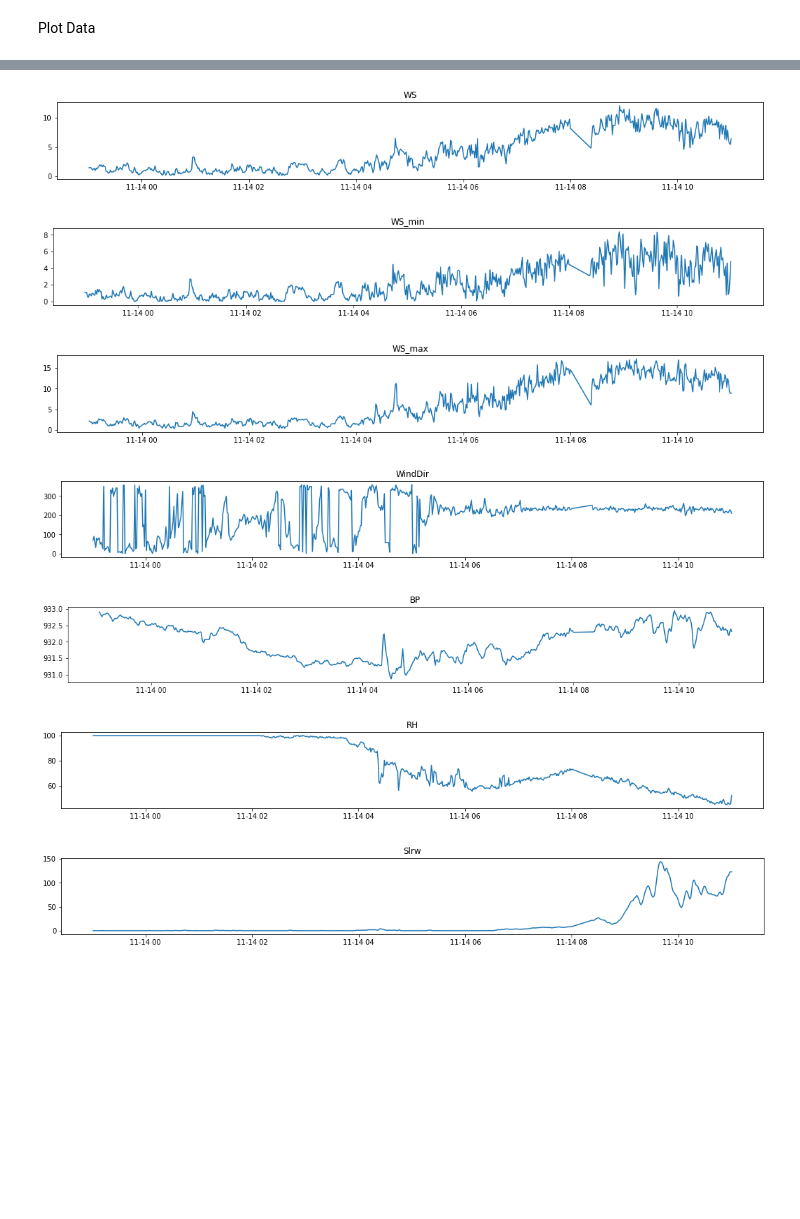
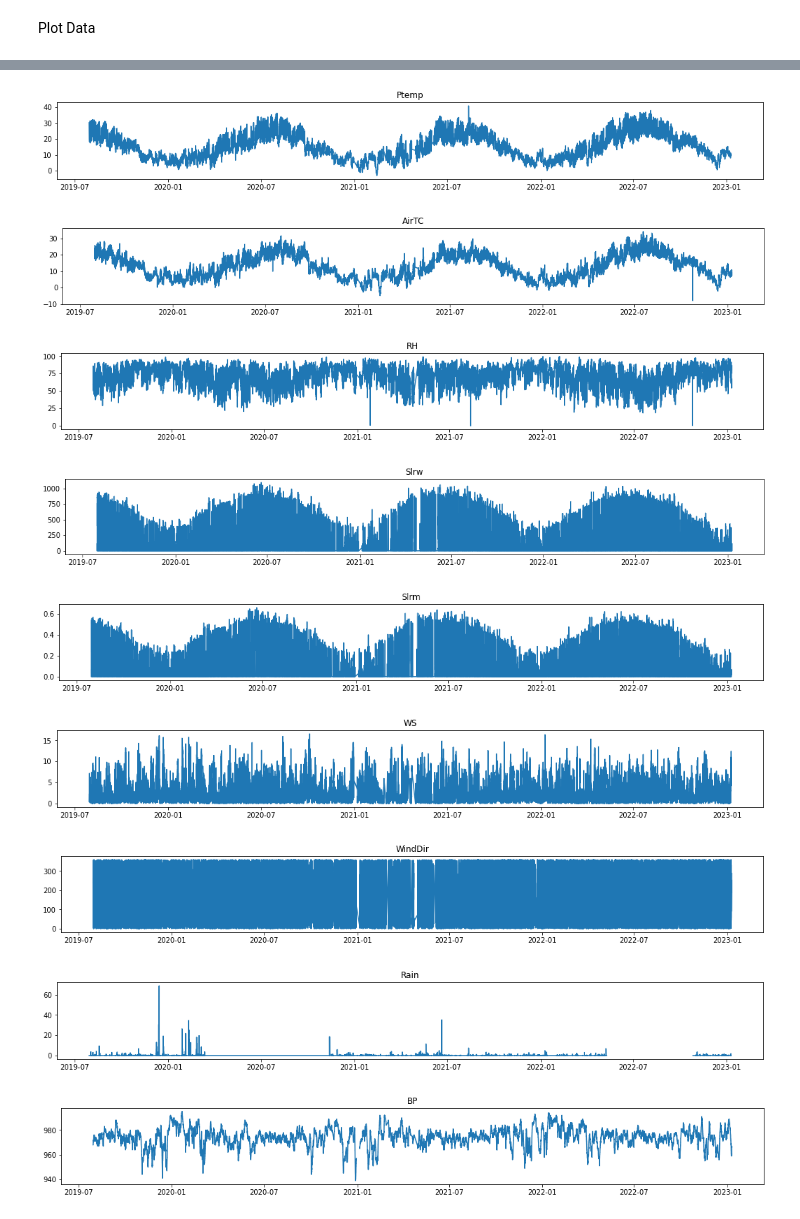
Before and after one commit to LeXPLORE-Platform/Meteostation, a Jupyter notebook: notebooks/Plot Data.ipynb, the cells around one changed output, grey strips where cells are left out. Cells and saved outputs as stored; diff of their text form; code cells hidden in the pictures; blank space fills up the shorter version.

```diff
--- a/notebooks/Plot Data.ipynb
+++ b/notebooks/Plot Data.ipynb
@@ -8,11 +8,11 @@ import matplotlib.pyplot as plt
 # %% [markdown]
 Plot Data
 # %%
-folder = "../../data/meteostation/Level1"
+folder = "../data/Level1"
 qa = True
 files = [os.path.join(folder, f) for f in os.listdir(folder)]
 files.sort()
-files = [files[-1]]
+#files = [files[-1]]
 with xr.open_mfdataset(files, decode_times=False) as ds:
     t = np.array(ds.variables["time"][:].values, dtype="datetime64[s]")
     for var in ds.variables:
@@ -30,7 +30,9 @@ with xr.open_mfdataset(files, decode_times=False) as ds:
-[figure, old version]
+[figure, new version]
-[figure, old version]
+[figure, new version]
-[figure, old version]
+[figure, new version]
-[figure, old version]
+[figure, new version]
-[figure, old version]
+[figure, new version]
-[figure, old version]
+[figure, new version]
-[figure, old version]
+[figure, new version]
+[figure, added]
+[figure, added]
```
Also changed, not shown: parts of 2 cells of this notebook, 11 other files.
